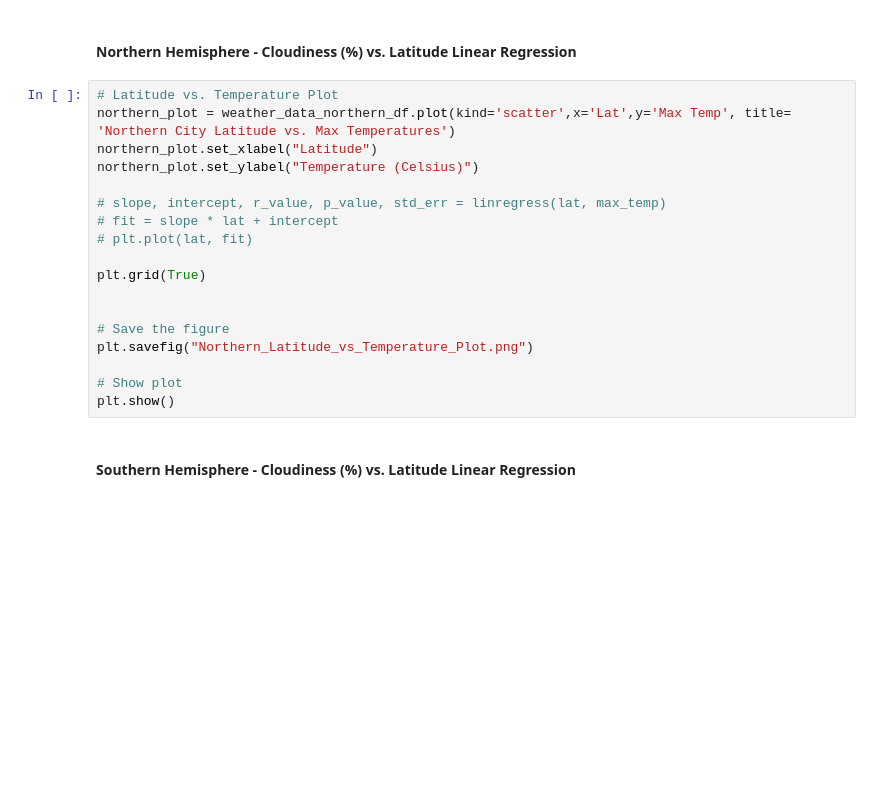
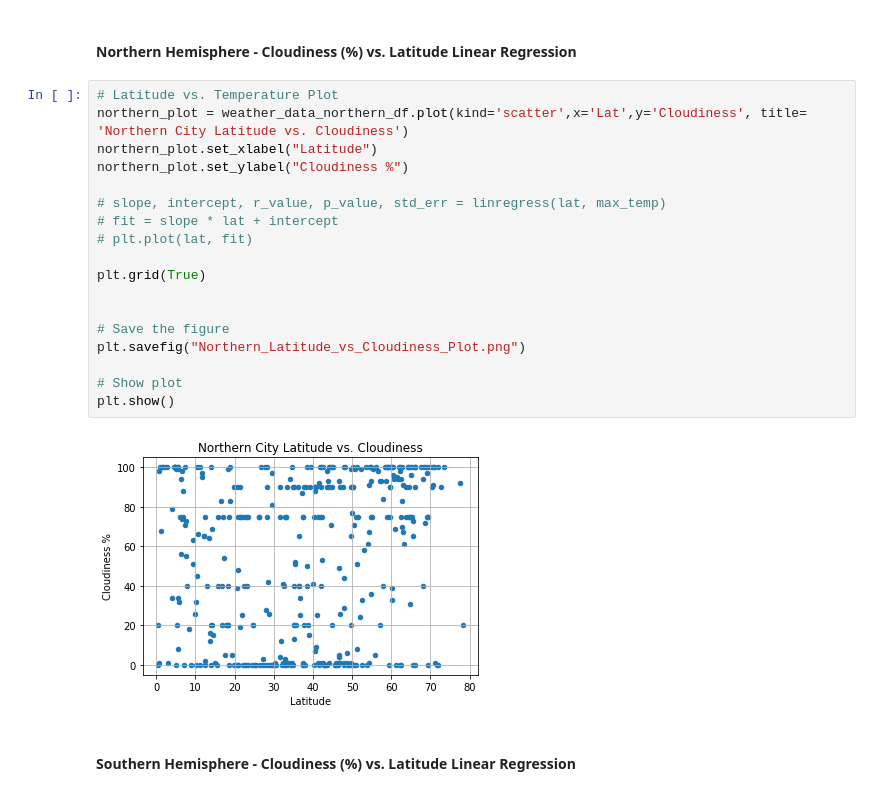
Before and after one commit to avinashdhawan/python-api-challenge, a Jupyter notebook: WeatherPy/WeatherPy_akd.ipynb, the cells around one changed output. Drawn from its saved outputs; the diff is of its cells as text; blank space fills up the shorter version.

```diff
--- a/WeatherPy/WeatherPy_akd.ipynb
+++ b/WeatherPy/WeatherPy_akd.ipynb
@@ -446,22 +449,24 @@ plt.show()
 ####  Northern Hemisphere - Cloudiness (%) vs. Latitude Linear Regression
 # %%
 # Latitude vs. Temperature Plot
-northern_plot = weather_data_northern_df.plot(kind='scatter',x='Lat',y='Max Temp', title= 'Northern City Latitude vs. Max Temperatures')
+northern_plot = weather_data_northern_df.plot(kind='scatter',x='Lat',y='Cloudiness', title= 'Northern City Latitude vs. Cloudiness')
 northern_plot.set_xlabel("Latitude")
-northern_plot.set_ylabel("Temperature (Celsius)")
+northern_plot.set_ylabel("Cloudiness %")
 
 # slope, intercept, r_value, p_value, std_err = linregress(lat, max_temp)
 # fit = slope * lat + intercept
 # plt.plot(lat, fit)
 
 plt.grid(True)
 
 
 # Save the figure
-plt.savefig("Northern_Latitude_vs_Temperature_Plot.png")
+plt.savefig("Northern_Latitude_vs_Cloudiness_Plot.png")
 
 # Show plot
 plt.show()
+# %% [output]
+[figure, added]
 # %% [markdown]
 ####  Southern Hemisphere - Cloudiness (%) vs. Latitude Linear Regression
 # %%
```
Also changed, not shown: parts of 7 cells of this notebook.
